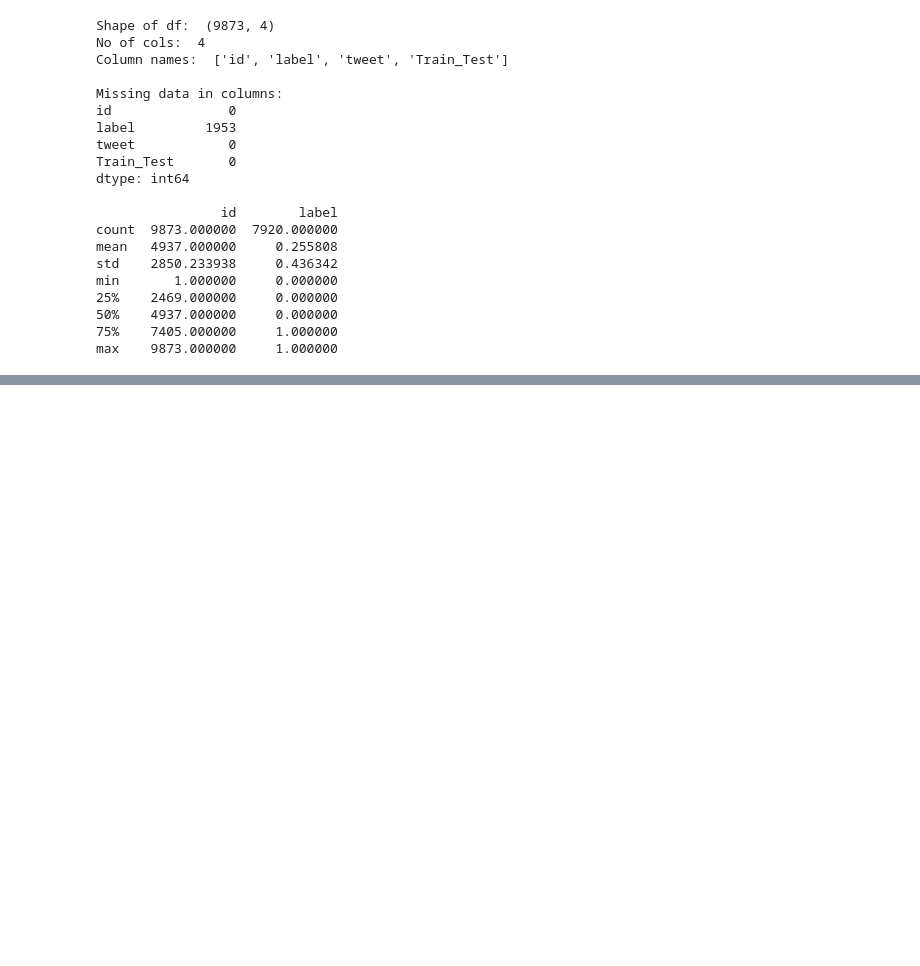
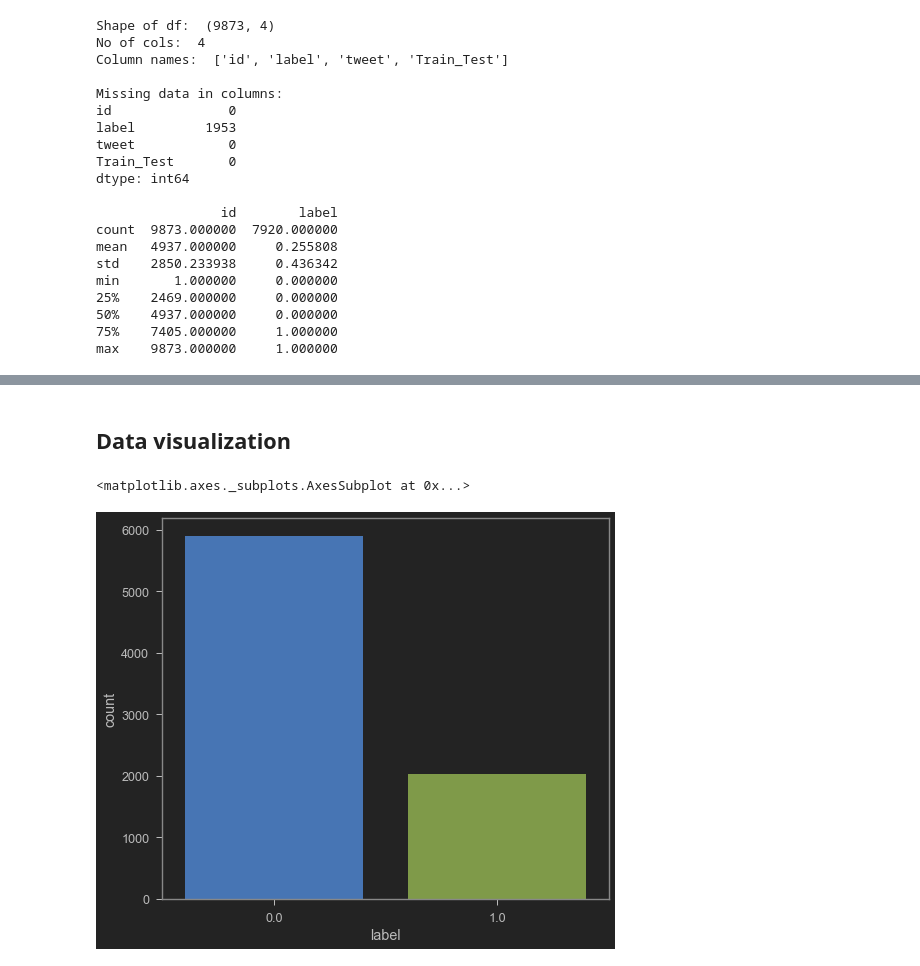
Before and after one commit to AbhiSawant/TwitterSentimentAnalysis, a Jupyter notebook: Twitter Sentiment Analysis.ipynb, the cells around one changed output, grey strips where cells are left out. Drawn from its saved outputs; the diff is of its cells as text; code cells hidden in the pictures; blank space fills up the shorter version.

Commit message:
Added graphs and cleaning function

```diff
--- a/Twitter Sentiment Analysis.ipynb
+++ b/Twitter Sentiment Analysis.ipynb
@@ -135 +143,8 @@ df.head()
 | 4 | 5 | 1.0 | What amazing service! Apple won't... | Train | [] | [] | [] |
+# %% [markdown]
+## Data visualization
+# %%
+sns.countplot(df.loc[df.Train_Test == 'Train'].label)
+# %% [output]
+<matplotlib.axes._subplots.AxesSubplot at 0x...>
+[figure, added]
```
Also changed, not shown: parts of 19 cells of this notebook.
